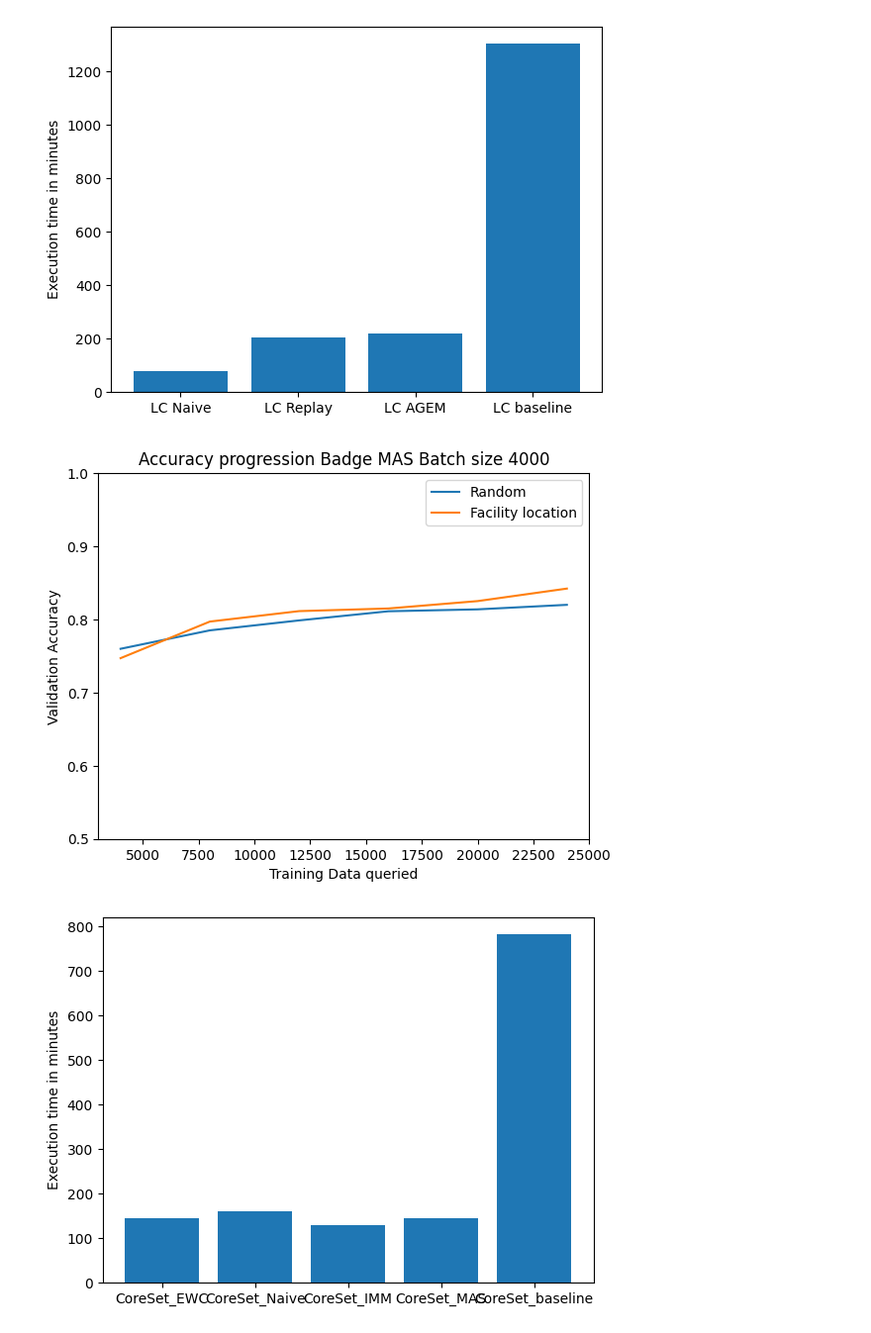
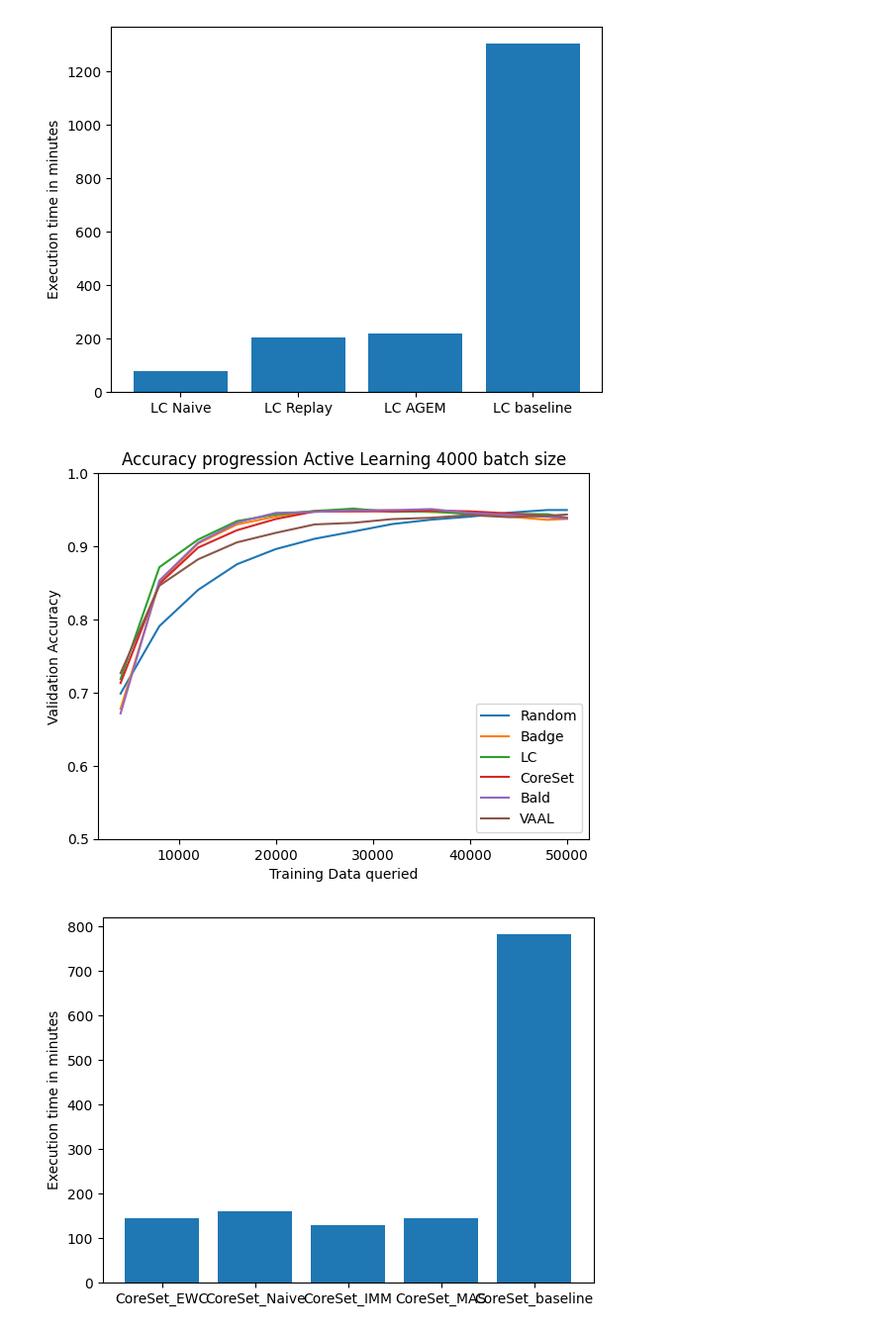
Before and after one commit to FelixMoeller3/calms, a Jupyter notebook: src/evaluation/eval_model_stealing.ipynb, the cells around one changed output. Shown at 99% size. Cells and saved outputs as stored; diff of their text form; code cells hidden in the pictures.

```diff
--- a/src/evaluation/eval_model_stealing.ipynb
+++ b/src/evaluation/eval_model_stealing.ipynb
@@ -878,43 +880,45 @@ CoreSet_Naive = [0.7169, 0.8047, 0.8301, 0.8465, 0.8497, 0.8534, 0.8575, 0.8573,
 Badge_Naive = [0.7283, 0.813, 0.8341, 0.8483, 0.8517, 0.8549, 0.8555, 0.8529, 0.8509, 0.836, 0.812, 0.7804, 0.7571]
 Badge_MAS = [0.7599, 0.7851, 0.7987, 0.8112, 0.8138, 0.82, 0.8236, 0.8213, 0.8229, 0.8093, 0.8131, 0.7845, 0.7519]
 Badge_IMM = [0.6701, 0.7679, 0.8146, 0.8317, 0.8421, 0.844, 0.8529, 0.8471, 0.8396, 0.8282, 0.7993, 0.7739, 0.7031]
 Badge_EWC = [0.6976, 0.8049, 0.8313, 0.844, 0.849, 0.8484, 0.8542, 0.8415, 0.8508, 0.8262, 0.8054, 0.7713, 0.7314]
 Badge_AGEM_2000 = [0.7764, 0.8282, 0.8491, 0.8485, 0.8554, 0.8423, 0.8266, 0.813, 0.7539, 0.7589, 0.6631, 0.7055, 0.5034]
 Badge_AGEM_4000 = [0.7734, 0.8281, 0.8404, 0.846, 0.8484, 0.8455, 0.8314, 0.8193, 0.7749, 0.8062, 0.7348, 0.6819, 0.5221]
 
 Vaal_Naive_20epochs = [0.7133, 0.7944, 0.8266, 0.8293, 0.8301, 0.8431, 0.8418, 0.8502, 0.8506, 0.8581, 0.8513, 0.8461, 0.8231]
 Vaal_Naive_100epochs = [0.6765, 0.7681, 0.801, 0.8239, 0.8337, 0.8377, 0.8406, 0.8413, 0.8435, 0.8518, 0.8445, 0.8512, 0.8264]
 
 Random_Baseline = [0.6987, 0.7909, 0.8405, 0.8755, 0.8962, 0.9103, 0.9202, 0.9304, 0.9364, 0.9405, 0.9459, 0.9496, 0.9496]
 Badge_Baseline = [0.678, 0.8502, 0.9039, 0.9299, 0.9407, 0.9482, 0.9483, 0.9493, 0.9468, 0.9457, 0.9406, 0.9362, 0.9375]
 Lc_Baseline = [0.7186, 0.8715, 0.9093, 0.9345, 0.9435, 0.9483, 0.9515, 0.9472, 0.9478, 0.9439, 0.9442, 0.9439, 0.939]
 CoreSet_Baseline = [0.7131, 0.8488, 0.8983, 0.922, 0.9373, 0.9476, 0.9478, 0.9478, 0.949, 0.9478, 0.945, 0.9412, 0.9386]
 Bald_Baseline = [0.6715, 0.8532, 0.905, 0.9325, 0.9457, 0.947, 0.9491, 0.9494, 0.9509, 0.9456, 0.9431, 0.9402, 0.9378]
+Vaal_Baseline = [0.7267, 0.8462, 0.8823, 0.9054, 0.9184, 0.9299, 0.9321, 0.9372, 0.939, 0.9426, 0.9399, 0.9419, 0.9434]
 
 Facility_Location_Badge_MAS = [0.7471,0.7971,0.8114,0.8150,0.8251,0.8422,0.8381,0.8389]
 
-x = [(i+1)*4000 for i in range(6)]
+x = [(i+1)*4000 for i in range(12)] + [50000]
 num_cycles = 6
-#plt.plot(x,Bald_Naive,label="Bald Naive")
-#plt.plot(x,Badge_Naive,label="Badge Naive")
-#plt.plot(x,Random_Naive,label="Random Naive")
-#plt.plot(x,LC_Naive,label="LC Naive")
-#plt.plot(x,CoreSet_Naive,label="CoreSet Naive")
+plt.plot(x,Random_Baseline,label="Random")
+plt.plot(x,Badge_Baseline,label="Badge")
+plt.plot(x,Lc_Baseline,label="LC")
+plt.plot(x,CoreSet_Baseline,label="CoreSet")
+plt.plot(x,Bald_Baseline,label="Bald")
+plt.plot(x,Vaal_Baseline,label="VAAL")
 #plt.plot(x,Lc_AGEM_500,label="LC AGEM Mem size 500")
 #plt.plot(x,Badge_AGEM_2000,label="Badge AGEM Mem size 2k")
-plt.plot(x,Badge_MAS[:num_cycles],label="Random")
-plt.plot(x,Facility_Location_Badge_MAS[:num_cycles],label="Facility location")
+#plt.plot(x,Badge_MAS[:num_cycles],label="Random")
+#plt.plot(x,Facility_Location_Badge_MAS[:num_cycles],label="Facility location")
 #plt.plot(x,Random_Naive,label="Random Naive")
 #plt.plot(x,Random_EWC,label="Random EWC")
 #plt.plot(x,Random_EWC_scheduler,label="Random EWC scheduler")
 plt.ylim(0.5,1.0)
-plt.title("Accuracy progression Badge MAS Batch size 4000")
+plt.title("Accuracy progression Active Learning 4000 batch size")
 plt.xlabel("Training Data queried")
 plt.ylabel("Validation Accuracy")
 plt.legend()
 plt.show()
 # %% [output]
-[figure, old version]
+[figure, new version]
 # %%
 # 4000 Queries time
 LC_Naive = '01h:16m:55s'
```
Also changed, not shown: parts of 1 cell of this notebook, 7 other files.
